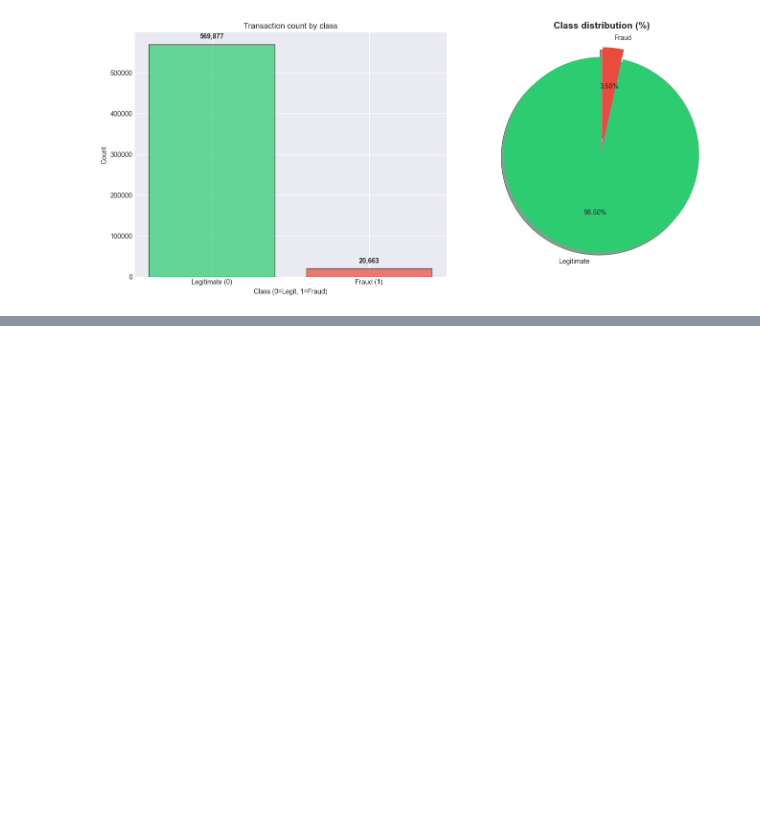
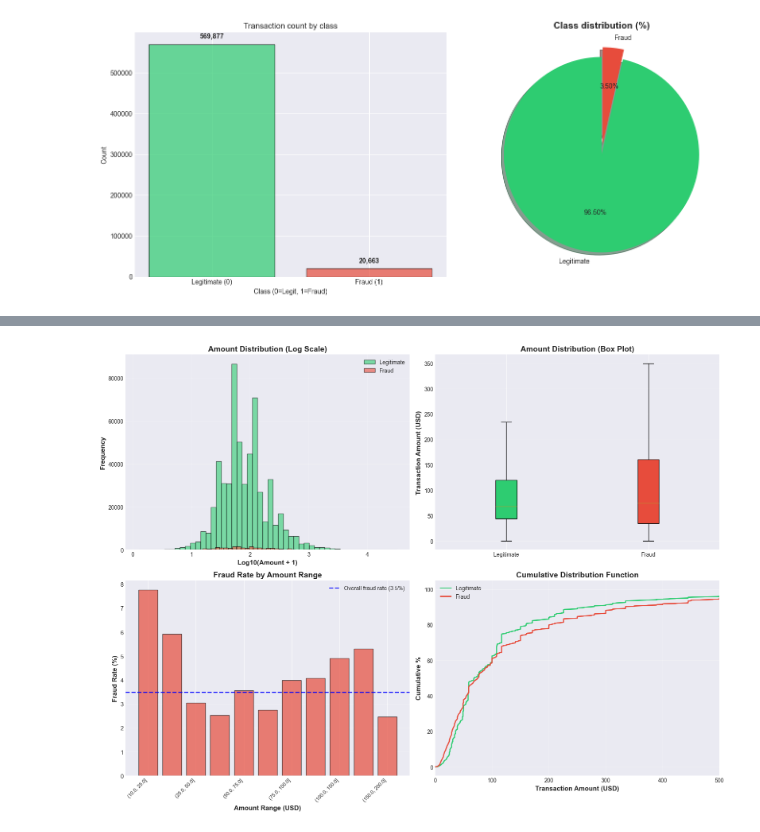
Before and after one commit to Don-Alvin/fraud-detection-system, a Jupyter notebook: research/notebooks/01_data_exploration.ipynb, the cells around one changed output, grey strips where cells are left out. Saved outputs shown, nothing was run; the diff lists cells and outputs as text; code cells hidden in the pictures; blank space fills up the shorter version.

```diff
--- a/research/notebooks/01_data_exploration.ipynb
+++ b/research/notebooks/01_data_exploration.ipynb
@@ -188,0 +507,74 @@ plt.show()
+# %%
+# Amount distribution visualization
+fig, axes = plt.subplots(2, 2, figsize=(16, 12))
+
+# Plot 1: Distribution comparison(using log scale)
+for fraud_flag in [0, 1]:
+    label = 'Fraud' if fraud_flag == 1 else 'Legitimate'
+    color = '#e74c3c' if fraud_flag == 1 else '#2ecc71'
+    data = train[train['isFraud'] == fraud_flag]['TransactionAmt']
+
+    axes[0, 0].hist(np.log10(data + 1), bins=50, alpha=0.6, label=label, color=color, edgecolor='black')
+
+axes[0, 0].set_xlabel('Log10(Amount + 1)', fontweight='bold', fontsize=12)
+axes[0, 0].set_ylabel('Frequency', fontweight='bold', fontsize=12)
+axes[0, 0].set_title('Amount Distribution (Log Scale)', fontweight='bold', fontsize=14)
+axes[0, 0].legend()
+axes[0, 0].grid(True, alpha=0.3)
+
+# Plot 2: Box plot for comparison
+box_data = [
+    train[train['isFraud'] == 0]['TransactionAmt'],
+    train[train['isFraud'] == 1]['TransactionAmt']
+]
+
+bp = axes[0, 1].boxplot(box_data, labels=['Legitimate', 'Fraud'], patch_artist=True, showfliers=False)
+bp['boxes'][0].set_facecolor('#2ecc71')
+bp['boxes'][1].set_facecolor('#e74c3c')
+axes[0, 1].set_ylabel('Transaction Amount (USD)', fontweight='bold', fontsize=12)
+axes[0, 1].set_title('Amount Distribution (Box Plot)', fontweight='bold', fontsize=14)
+axes[0, 1].grid(True, alpha=0.3, axis='y')
+
+# Plot 3: Fraud rate by amount bins
+amount_bins = [0, 10, 25, 50, 75, 100, 150, 200, 300, 500, 1000, np.inf]
+train['amount_bin'] = pd.cut(train['TransactionAmt'], bins=amount_bins)
+fraud_by_amount = train.groupby('amount_bin', observed=True).agg({'isFraud': ['mean', 'count']}).reset_index()
+fraud_by_amount.columns = ['amount_bin', 'fraud_rate', 'count']
+fraud_by_amount['fraud_rate_pct'] = fraud_by_amount['fraud_rate'] * 100
+
+# Filter bins with sufficient data
+fraud_by_amount_filtered = fraud_by_amount[fraud_by_amount['count'] > 100]
+
+x_labels = [str(b) for b in fraud_by_amount_filtered['amount_bin']]
+axes[1, 0].bar(range(len(fraud_by_amount_filtered)), fraud_by_amount_filtered['fraud_rate_pct'], color='#e74c3c', alpha=0.7, edgecolor='black')
+axes[1, 0].axhline(y=3.5, color='blue', linestyle='--', linewidth=2, label='Overall fraud rate (3.5%)')
+axes[1, 0].set_xticklabels(x_labels, rotation=45, ha='right', fontsize=9)
+axes[1, 0].set_ylabel('Fraud Rate (%)', fontweight='bold', fontsize=12)
+axes[1, 0].set_xlabel('Amount Range (USD)', fontweight='bold', fontsize=12)
+axes[1, 0].set_title('Fraud Rate by Amount Range', fontweight='bold', fontsize=14)
+axes[1, 0].legend()
+axes[1, 0].grid(True, alpha=0.3, axis='y')
+
+# Plot 4: Cumulative Distribution
+for fraud_flag in [0, 1]:
+    label = 'Fraud' if fraud_flag == 1 else 'Legitimate'
+    color = '#e74c3c' if fraud_flag == 1 else '#2ecc71'
+    data = train[train['isFraud'] == fraud_flag]['TransactionAmt'].sort_values()
+    cumulative = np.arange(1, len(data) + 1) / len(data) * 100
+
+    # Sample for plotting to avoid too many plotting points
+    sample_idx = np.linspace(0, len(data) - 1, 1000, dtype=int)
+    axes[1, 1].plot(data.iloc[sample_idx], cumulative[sample_idx], label=label, color=color, linewidth=2)
+
+axes[1, 1].set_xlabel('Transaction Amount (USD)', fontweight='bold', fontsize=12)
+axes[1, 1].set_ylabel('Cumulative %', fontweight='bold', fontsize=12)
+axes[1, 1].set_title('Cumulative Distribution Function', fontweight='bold', fontsize=14)
+axes[1, 1].set_xlim(0, 500)
+axes[1, 1].legend()
+axes[1, 1].grid(True, alpha=0.3)
+
+plt.tight_layout()
+plt.savefig('../images/transaction_amt_distribution.png')
+plt.show()
+# %% [output]
+[figure, added]
```
Also changed, not shown: parts of 13 cells of this notebook, 2 other files.
